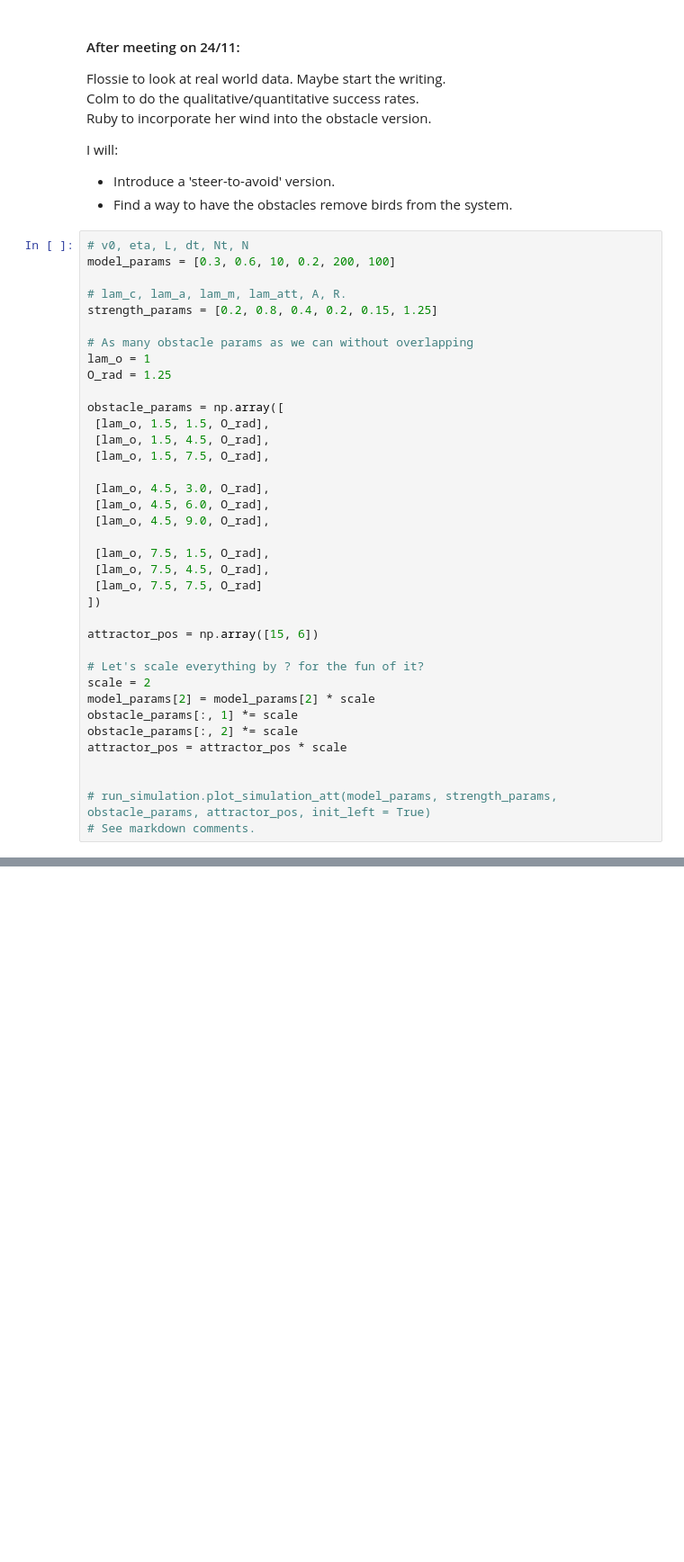
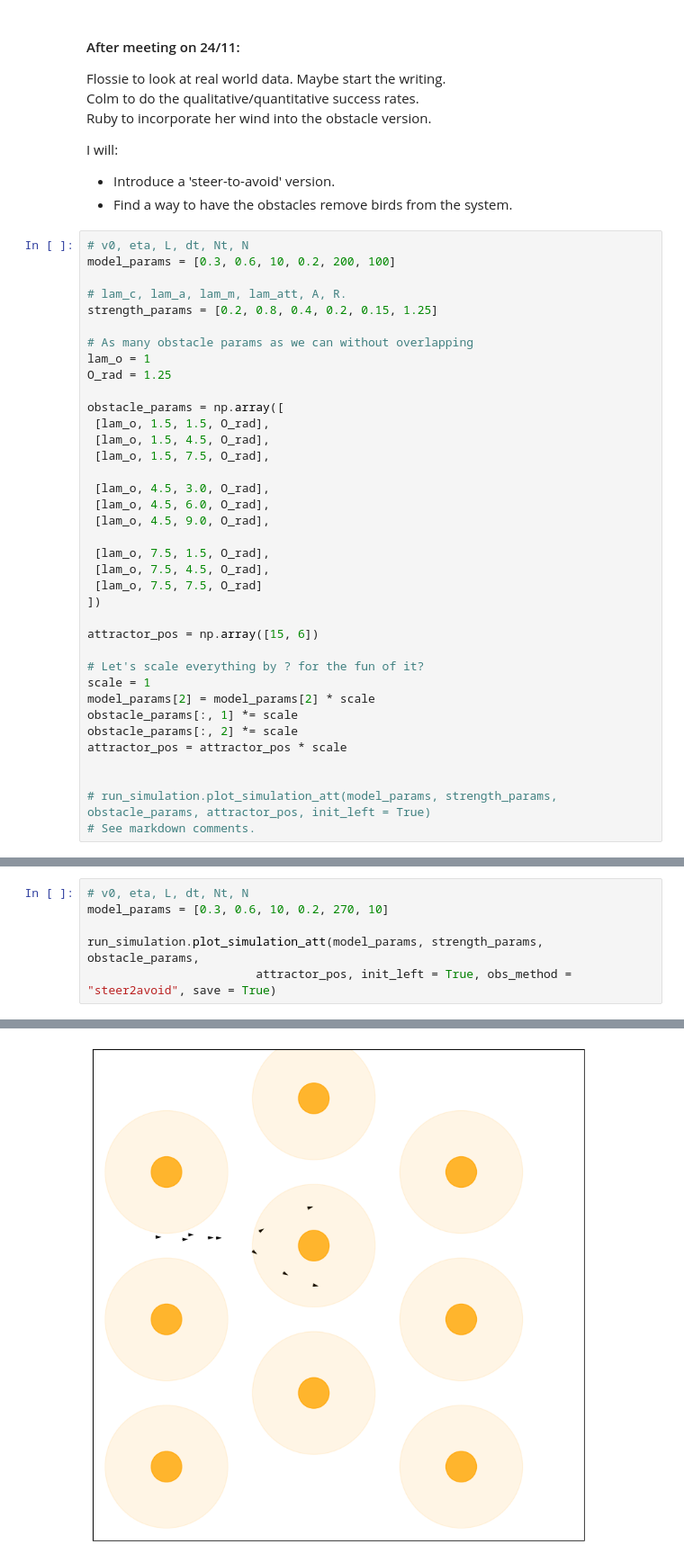
Before and after one commit to flossiedixon/Industrial-Project-2, a Jupyter notebook: fred-project2.ipynb, the cells around one changed output, grey strips where cells are left out. Shown: that part at 90% size. Saved outputs shown, nothing was run; the diff lists cells and outputs as text; blank space fills up the shorter version.

Commit message:
Slow but working steer to avoid

```diff
--- a/fred-project2.ipynb
+++ b/fred-project2.ipynb
@@ -62,7 +62,7 @@ obstacle_params = np.array([
 attractor_pos = np.array([15, 6])
 
 # Let's scale everything by ? for the fun of it?
-scale = 2
+scale = 1
 model_params[2] = model_params[2] * scale
 obstacle_params[:, 1] *= scale
 obstacle_params[:, 2] *= scale
@@ -75,0 +86,7 @@ attractor_pos = attractor_pos * scale
+# %%
+# v0, eta, L, dt, Nt, N
+model_params = [0.3, 0.6, 10, 0.2, 270, 10]
+
+run_simulation.plot_simulation_att(model_params, strength_params, obstacle_params,
+                        attractor_pos, init_left = True, obs_method = "steer2avoid", save = True)
+# %% [output]
@@ -75,0 +94 @@ attractor_pos = attractor_pos * scale
+[figure, added]
```
Also changed, not shown: parts of 4 cells of this notebook, 3 other files.
